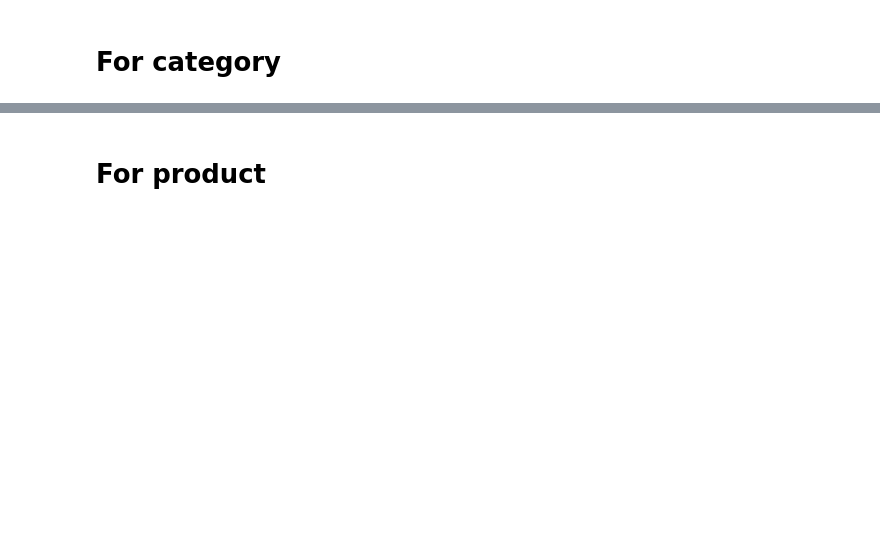
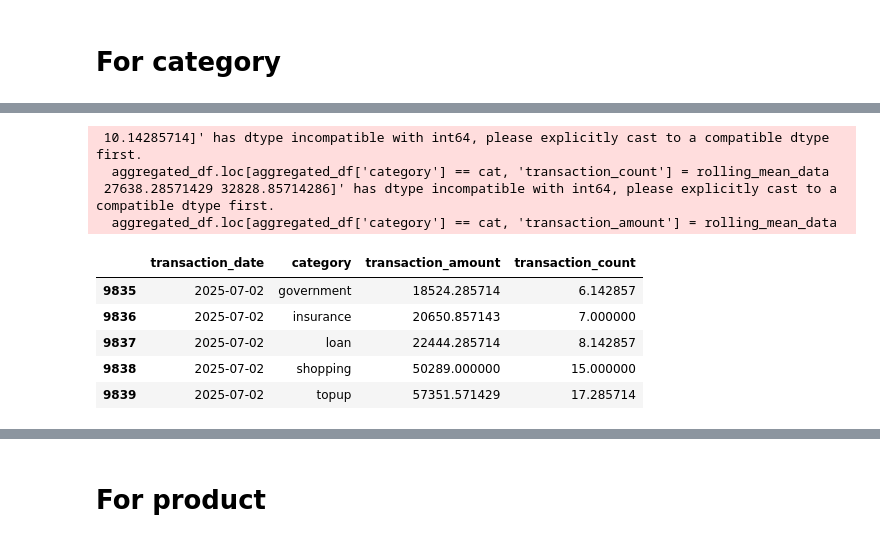
Before and after one commit to prayusgit/forecast_dashboard, a Jupyter notebook: project/data/prediction_data/prediction_data_gen_v2.ipynb, the cells around one changed output, grey strips where cells are left out. Saved outputs shown, nothing was run; the diff lists cells and outputs as text; code cells hidden in the pictures; blank space fills up the shorter version.

```diff
--- a/project/data/prediction_data/prediction_data_gen_v2.ipynb
+++ b/project/data/prediction_data/prediction_data_gen_v2.ipynb
@@ -137,0 +3,6 @@ df.head(), len(df)
+# %%
+import pandas as pd
+df = pd.read_csv(r"D:\eSewa Internship\final_project\project\data\original_data\synthetic_data_v6.csv")
+df.head()
+import random
+df['amount'] = df['amount'].apply(lambda x: random.randint(0, int(x*2)))
@@ -149,6 +29,20 @@ for cat in unique_categories:
 
     rolling_mean_data = aggregated_df[aggregated_df['category'] == cat]['transaction_amount'].rolling(window=7).mean()
     aggregated_df.loc[aggregated_df['category'] == cat, 'transaction_amount'] = rolling_mean_data
+# %% [output]
+ 10.14285714]' has dtype incompatible with int64, please explicitly cast to a compatible dtype first.
+  aggregated_df.loc[aggregated_df['category'] == cat, 'transaction_count'] = rolling_mean_data
+ 27638.28571429 32828.85714286]' has dtype incompatible with int64, please explicitly cast to a compatible dtype first.
+  aggregated_df.loc[aggregated_df['category'] == cat, 'transaction_amount'] = rolling_mean_data
+# %%
+aggregated_df.tail()
+# %% [output]
+|  | transaction_date | category | transaction_amount | transaction_count |
+| 9835 | 2025-07-02 | government | 18524.285714 | 6.142857 |
+| 9836 | 2025-07-02 | insurance | 20650.857143 | 7.000000 |
+| 9837 | 2025-07-02 | loan | 22444.285714 | 8.142857 |
+| 9838 | 2025-07-02 | shopping | 50289.000000 | 15.000000 |
+| 9839 | 2025-07-02 | topup | 57351.571429 | 17.285714 |
 # %%
 aggregated_df['transaction_date'] = pd.to_datetime(aggregated_df['transaction_date'])
 # %%
```
Also changed, not shown: parts of 11 cells of this notebook, 4 other files.
